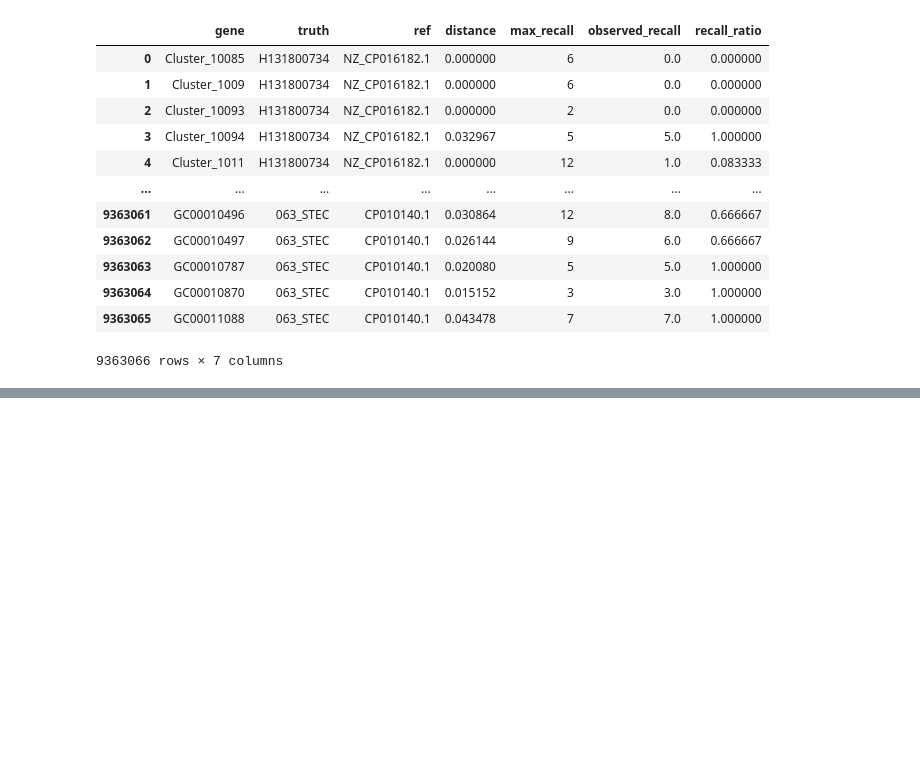
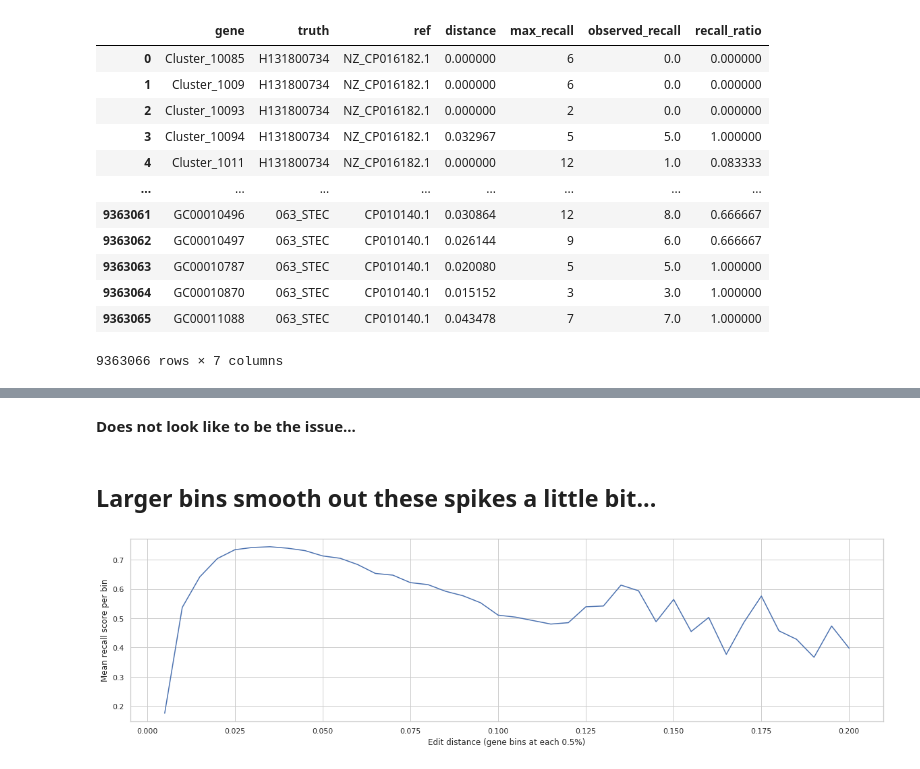
Before and after one commit to leoisl/pandora_gene_distance, a Jupyter notebook: notebooks/eda.ipynb, the cells around one changed output, grey strips where cells are left out. Saved outputs shown, nothing was run; the diff lists cells and outputs as text; code cells hidden in the pictures; blank space fills up the shorter version.

```diff
--- a/notebooks/eda.ipynb
+++ b/notebooks/eda.ipynb
@@ -59,0 +113,8 @@ plot_lineplot_mean_recall_in_genes_in_several_bins(df, 100)
+# %% [markdown]
+**Does not look like to be the issue...**
+# %% [markdown]
+## Larger bins smooth out these spikes a little bit...
+# %%
+plot_lineplot_mean_recall_in_genes_in_several_bins(df, 1, step=0.005)
+# %% [output]
+[figure, added]
```
Also changed, not shown: parts of 23 cells of this notebook.
